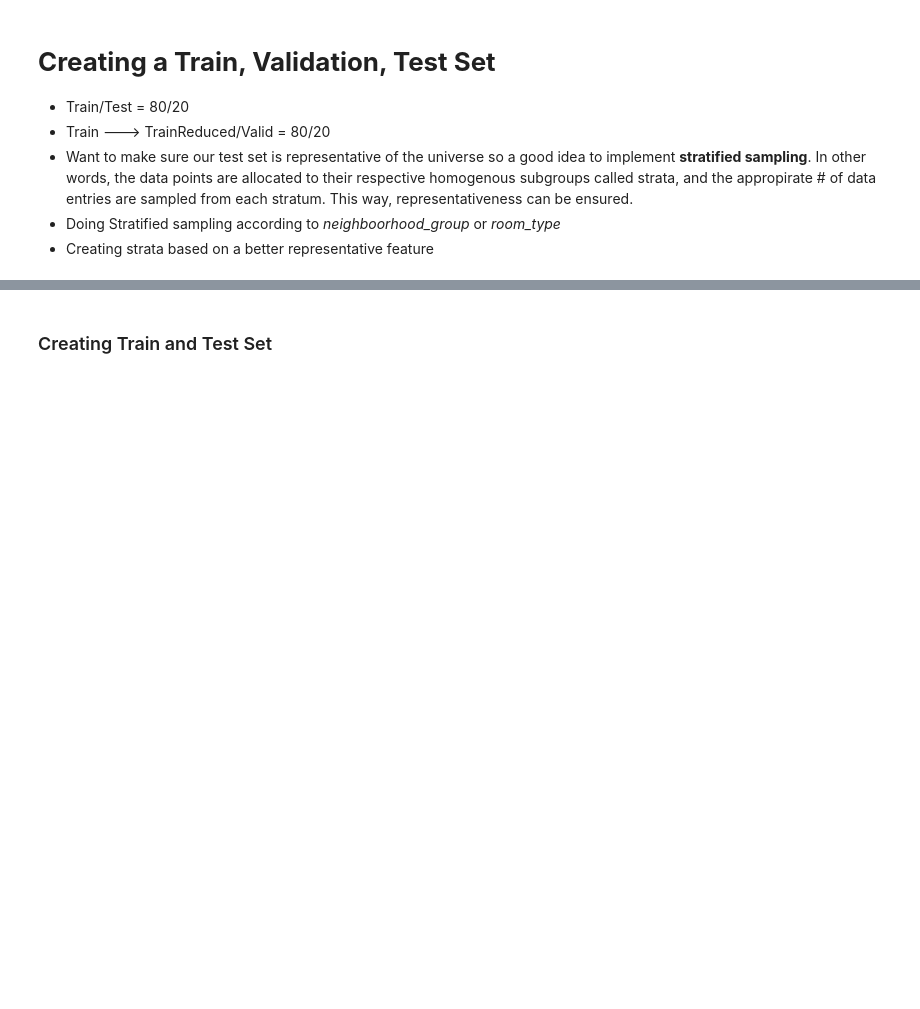
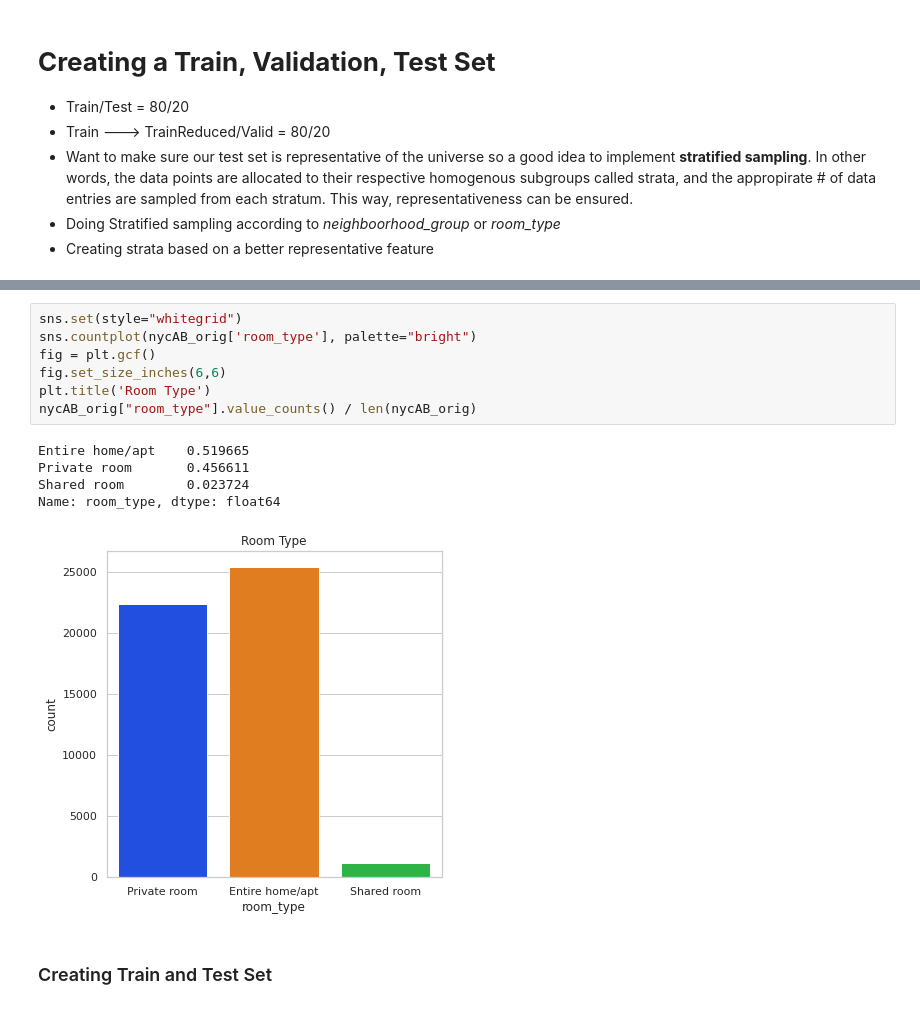
Before and after one commit to pvh95/BachelorThesis, a Jupyter notebook: NYCAB_2019_Regression.ipynb, the cells around one changed output, grey strips where cells are left out. Cells and saved outputs as stored; diff of their text form; blank space fills up the shorter version.

```diff
--- a/NYCAB_2019_Regression.ipynb
+++ b/NYCAB_2019_Regression.ipynb
@@ -213,3 +208,16 @@ Name: room_type, dtype: float64
+# %%
+sns.set(style="whitegrid")
+sns.countplot(nycAB_orig['room_type'], palette="bright")
+fig = plt.gcf()
+fig.set_size_inches(6,6)
+plt.title('Room Type')
+nycAB_orig["room_type"].value_counts() / len(nycAB_orig)
+# %% [output]
+Entire home/apt    0.519665
+Private room       0.456611
+Shared room        0.023724
+Name: room_type, dtype: float64
+[figure, added]
 # %% [markdown]
 ### Creating Train and Test Set
 # %%
```
Also changed, not shown: parts of 5 cells of this notebook.
